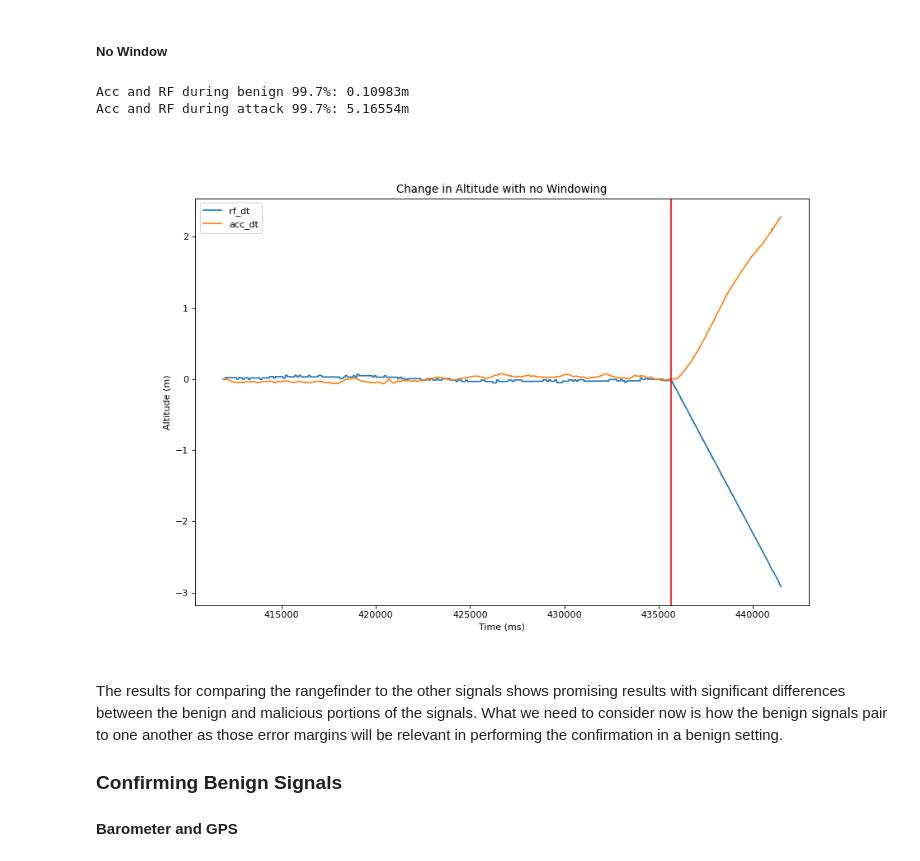
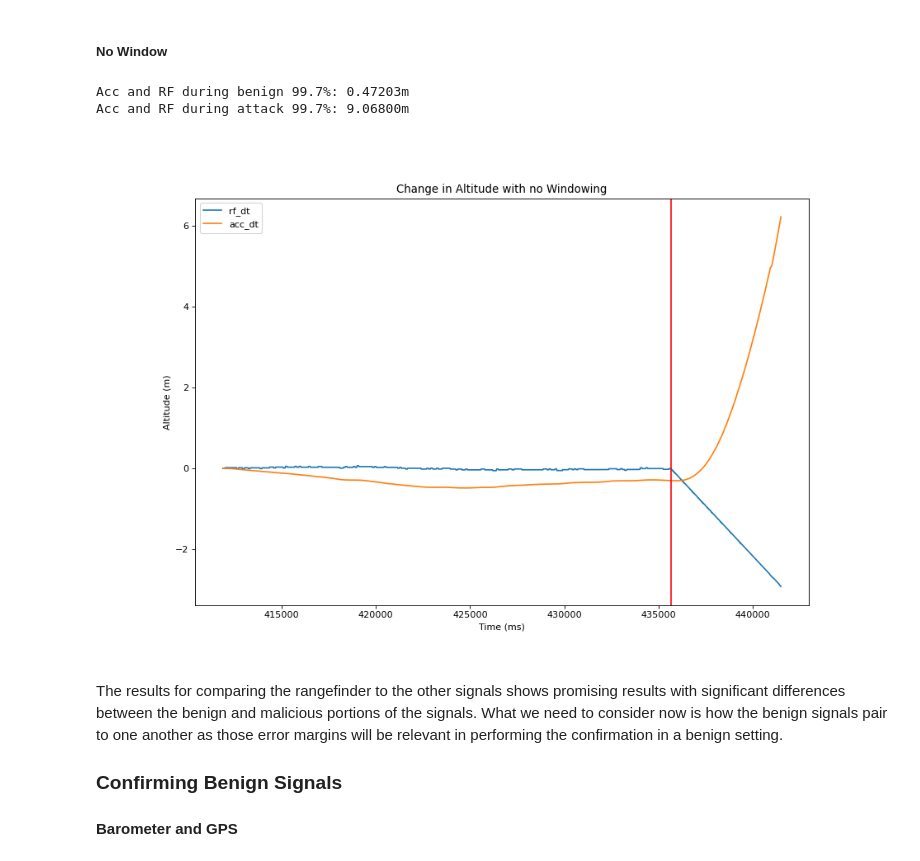
Before and after one commit to BaileySri/Practical-Software-Defense-for-GPS-Spoofing-on-a-Hobby-UAV-Offline, a Jupyter notebook: notebooks/0.2-bks-attack-idle-rf.ipynb, the cells around one changed output. Cells and saved outputs as stored; diff of their text form; code cells hidden in the pictures.

```diff
--- a/notebooks/0.2-bks-attack-idle-rf.ipynb
+++ b/notebooks/0.2-bks-attack-idle-rf.ipynb
@@ -117,0 +83,34 @@ simple_time_plot([barms.barms[1:],
+# %%
+from confirmation.process import change_in_signal, low_pass_filter, trap_integrate
+from confirmation.visualize import simple_time_plot
+
+#Constants
+atk = 435647900
+times = [0, atk/1000]
+
+#Remove duplicate rows for each signal
+cUS = df[df.cUS.shift() != df.cUS][["cUS","CAD"]].reset_index(drop=True)
+rfMS = df[df.rfMS.shift() != df.rfMS][["rfMS","rf"]].reset_index(drop=True)
+barms = df[df.barms.shift() != df.barms][["barms","bara"]].reset_index(drop=True)
+gpsMS = df[df.gpsMS.shift() != df.gpsMS][["gpsMS","gpAlt"]].reset_index(drop=True)
+
+#Negate downward accelerometer because up is positive for other 3 sensors
+acc_alt = trap_integrate(cUS.cUS/1000000, -cUS["CAD"])
+acc_alt = trap_integrate(cUS.cUS[1:].reset_index(drop=True)/1000000, acc_alt).cumsum()
+
+#Applying low pass filter to remove some of the spikes in barometer data
+bar_alt = low_pass_filter(change_in_signal(barms.bara),alpha=0.7)
+rf_alt = change_in_signal(rfMS.rf/100)
+gp_alt = change_in_signal(gpsMS.gpAlt/100)
+
+simple_time_plot([barms.barms[1:],
+                  rfMS.rfMS[1:],
+                  gpsMS.gpsMS[1:],
+                  cUS.cUS[2:]/1000],
+                 [bar_alt.cumsum(),
+                  rf_alt.cumsum(),
+                  gp_alt.cumsum(),
+                  acc_alt.cumsum()],
+                 atk=atk/1000,
+                title="Cumulative Change in Altitude",
+                units=["ms","Altitude (m)"])
@@ -385,10 +441,10 @@ Acc and RF during attack 99.7%: 1.96891m
 ##### No Window
 # %%
 #Matching Acc to RF update rate
-acc = signal_match_and_cumsum((cUS.cUS[1:]/1000).reset_index(drop=True), trap_integrate(cUS.cUS/1000000, -cUS["CAD"]),
+acc = trap_integrate(cUS.cUS/1000000, linear_bias(cUS.cUS/1000, -cUS["CAD"], times))
+acc = trap_integrate(cUS.cUS[1:].reset_index(drop=True)/1000000, acc).cumsum()
+acc = signal_match_and_cumsum((cUS.cUS[2:]/1000).reset_index(drop=True), acc,
                             rfMS.rfMS[1:].reset_index(drop=True), change_in_signal(rfMS.rf/100))
-
-acc = linear_bias(rfMS.rfMS[2:], change_in_signal(acc), times).cumsum()
 acc = pd.Series(acc, name="acc_dt")
 
 rf = linear_bias(rfMS.rfMS[1:], rf_alt, times).cumsum()
@@ -402,16 +458,16 @@ atk_index = rfMS.rfMS[rfMS.rfMS < atk/1000][-1:].index[0]
 print("Acc and RF during benign 99.7%%: %.5fm" % np.percentile(abs(acc - rf)[:atk_index].dropna(), 99.7))
 print("Acc and RF during attack 99.7%%: %.5fm" % np.percentile(abs(acc - rf)[atk_index:].dropna(), 99.7))
 # %% [output]
-Acc and RF during benign 99.7%: 0.10983m
-Acc and RF during attack 99.7%: 5.16554m
+Acc and RF during benign 99.7%: 0.47203m
+Acc and RF during attack 99.7%: 9.06800m
 # %%
-simple_time_plot([rfMS.rfMS[1:],rfMS.rfMS[3:]],
+simple_time_plot([rfMS.rfMS[1:],rfMS.rfMS[2:]],
                  [rf, acc[1:]],
                 title = "Change in Altitude with no Windowing",
                 units = ["ms","Altitude (m)"],
                 atk=atk/1000)
 # %% [output]
-[figure, old version]
+[figure, new version]
 # %% [markdown]
 The results for comparing the rangefinder to the other signals shows promising
 results with significant differences between the benign and malicious portions
```
Also changed, not shown: parts of 17 cells of this notebook, 1 other file.
